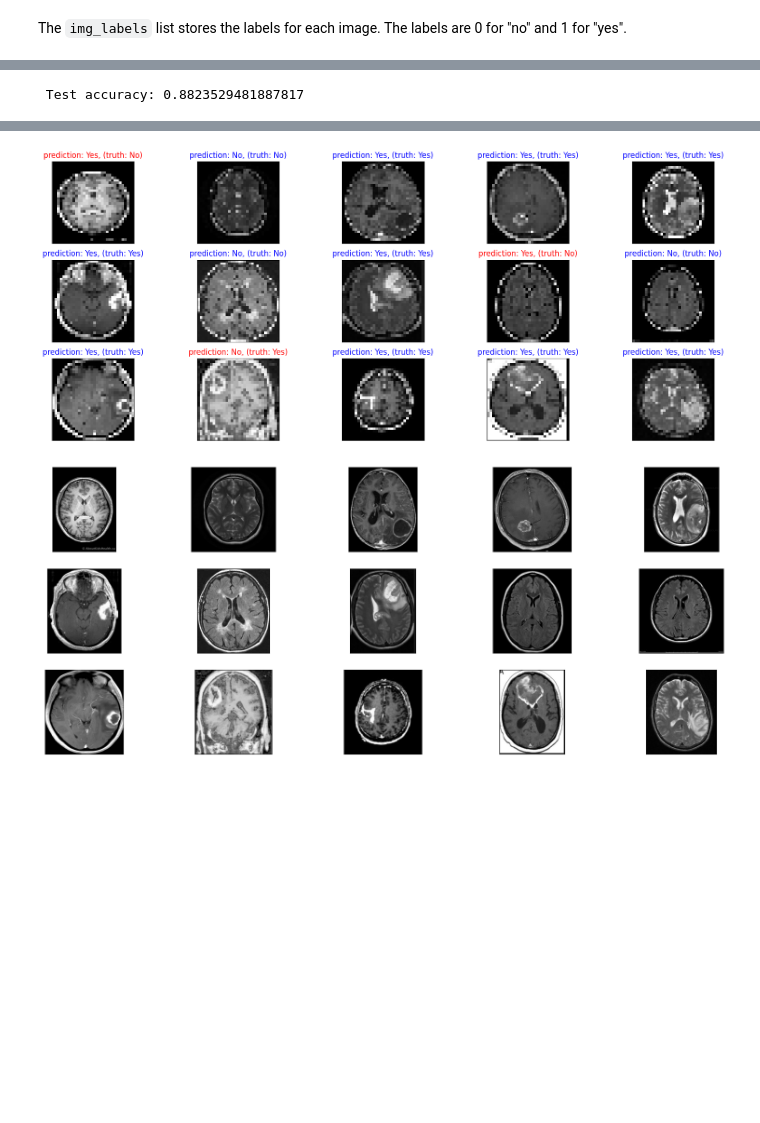
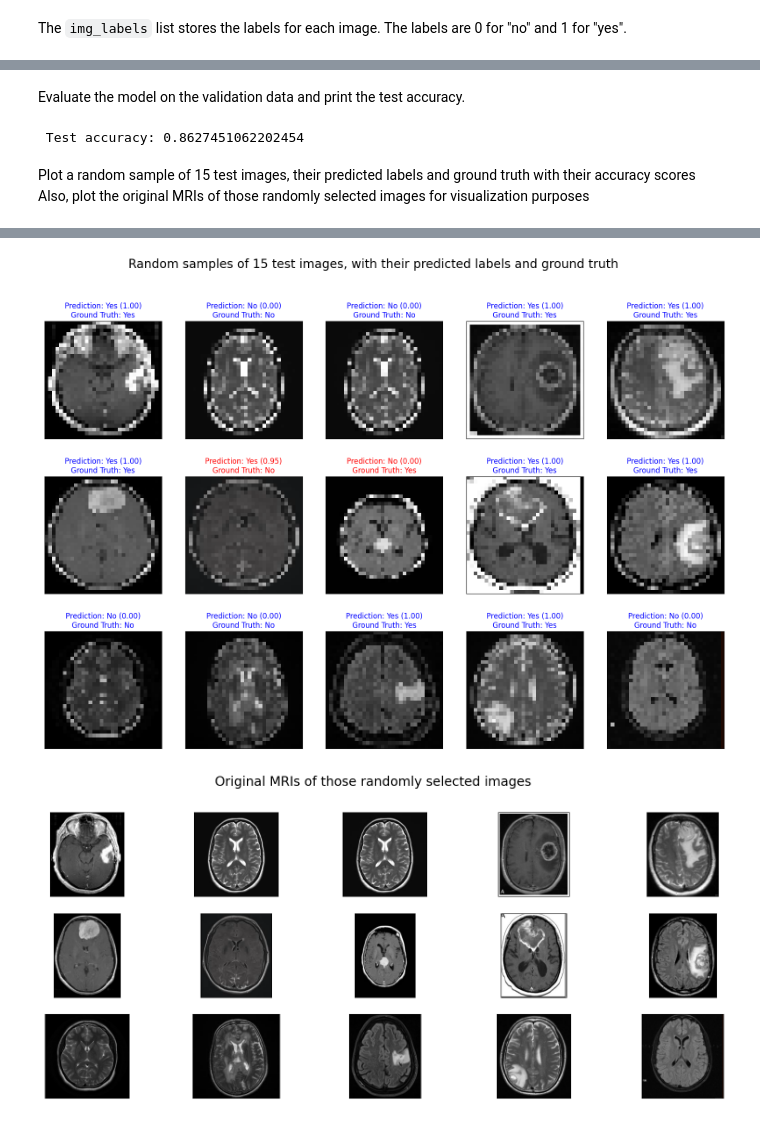
Before and after one commit to ashuvssut/brain-tumor-detection, a Jupyter notebook: brain-tumor-detection-cnn.ipynb, the cells around one changed output, grey strips where cells are left out. Cells and saved outputs as stored; diff of their text form; code cells hidden in the pictures; blank space fills up the shorter version.

```diff
--- a/brain-tumor-detection-cnn.ipynb
+++ b/brain-tumor-detection-cnn.ipynb
@@ -134,15 +129,18 @@ print(y_valid)
 # %%
 model = tf.keras.Sequential()
 
-model.add(tf.keras.layers.Conv2D(filters=16,kernel_size=9, padding='same', activation='relu', input_shape=(32,32,3)))
+model.add(tf.keras.layers.Conv2D(filters=16, kernel_size=9,
+          padding='same', activation='relu', input_shape=(32, 32, 3)))
 model.add(tf.keras.layers.MaxPooling2D(pool_size=2))
 model.add(tf.keras.layers.Dropout(0.45))
 
-model.add(tf.keras.layers.Conv2D(filters=16,kernel_size=9,padding='same', activation='relu'))
+model.add(tf.keras.layers.Conv2D(
+    filters=16, kernel_size=9, padding='same', activation='relu'))
 model.add(tf.keras.layers.MaxPooling2D(pool_size=2))
 model.add(tf.keras.layers.Dropout(0.25))
 
-model.add(tf.keras.layers.Conv2D(filters=36, kernel_size=9, padding='same', activation='relu'))
+model.add(tf.keras.layers.Conv2D(
+    filters=36, kernel_size=9, padding='same', activation='relu'))
 model.add(tf.keras.layers.MaxPooling2D(pool_size=2))
 model.add(tf.keras.layers.Dropout(0.25))
 
@@ -212,8 +227,8 @@ SVG(model_to_dot(model,show_shapes = True).create(prog='dot', format='svg'))
+# %% [markdown]
+Evaluate the model on the validation data and print the test accuracy.
 # %%
-# Evaluate the model on test set
 score = model.evaluate(x_valid, y_valid, verbose="0")
 
-# Print test accuracy
-print('\n', 'Test accuracy:', score[1])
+print('Test accuracy:', score[1])
 # %% [output]
- Test accuracy: 0.8823529481887817
+ Test accuracy: 0.8627451062202454
@@ -222,31 +235,42 @@ labels=["No", "Yes"]
+# %% [markdown]
+Plot a random sample of 15 test images, their predicted labels and ground truth with their accuracy scores
+Also, plot the original MRIs of those randomly selected images for visualization purposes
 # %%
+labels = ["No", "Yes"]
 y_hat = model.predict(x_valid)
-selected_indexes: list[int] = []
-# Plot a random sample of 15 test images, their predicted labels and ground truth
-figure = plt.figure(figsize=(20, 8))
-for i, index in enumerate(np.random.choice(x_valid.shape[0], size=15, replace=False)):
-    selected_indexes.append(index)
+no_of_indices = 15
+random_indices = np.random.choice(
+    x_valid.shape[0], size=no_of_indices, replace=False)
+# Plot a random sample of 15 test images, with their predicted labels and ground truth
+figure = plt.figure(figsize=(20, 13))
+sub_title = "Random samples of 15 test images, with their predicted labels and ground truth"
+figure.suptitle(sub_title, fontsize=20)
+for i in range(no_of_indices):
+    rand_index = random_indices[i]
+
+    # Display each image
     ax = figure.add_subplot(3, 5, i + 1, xticks=[], yticks=[])
-    # Display each image
-    ax.imshow(np.squeeze(x_valid[index]))
+    ax.imshow(np.squeeze(x_valid[rand_index]))
 
-    predict_index = y_hat[index][0]
-    predict_index_abs = 0 if (predict_index < 0.5) else 1
-    true_index = y_valid[index]
     # Set the title for each image
-    ax.set_title("prediction: {}, truth: {}".format(labels[predict_index_abs],
-                                  labels[true_index]),
-                 color=("blue" if predict_index_abs == true_index else "red"))
+    prediction_val = y_hat[rand_index][0]
+    predict_index = 0 if (prediction_val < 0.5) else 1
+    true_index = y_valid[rand_index]
+    prediction = labels[predict_index]
+    truth = labels[true_index]
+    title_color = "blue" if predict_index == true_index else "red"
+    ax_title = "Prediction: {} ({:.2f})\nGround Truth: {}".format(
+        prediction, prediction_val, truth)
+    ax.set_title(ax_title, color=title_color)
 plt.show()
 
 # Show the Original MRIs of the randomly selected images
 figure = plt.figure(figsize=(20, 8))
-for i in range(15):
+figure.suptitle("Original MRIs of those randomly selected images", fontsize=20)
+for i in range(no_of_indices):
     # get the original image
-    img = x_orig_valid[selected_indexes[i]]
+    img = x_orig_valid[random_indices[i]]
     ax = figure.add_subplot(3, 5, i + 1, xticks=[], yticks=[])
     ax.imshow(np.squeeze(img))
-
-# show the plot
 plt.show()
 # %% [output]
@@ -254,2 +278,2 @@ plt.show()
-[figure, old version]
+[figure, new version]
-[figure, old version]
+[figure, new version]
```
Also changed, not shown: parts of 25 cells of this notebook.
